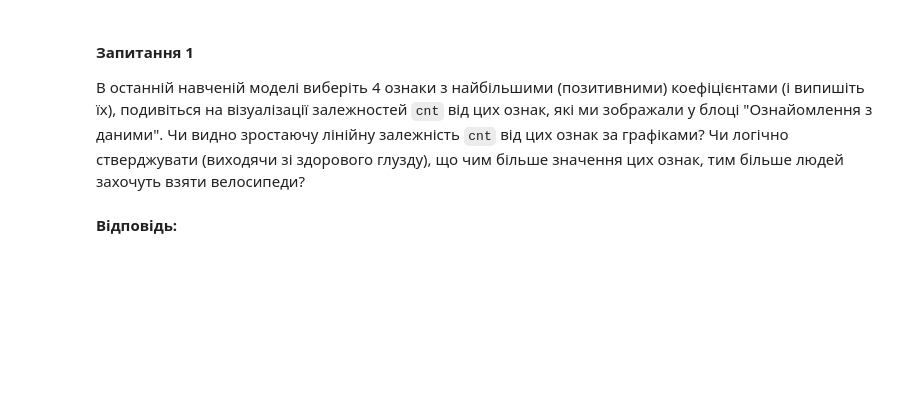
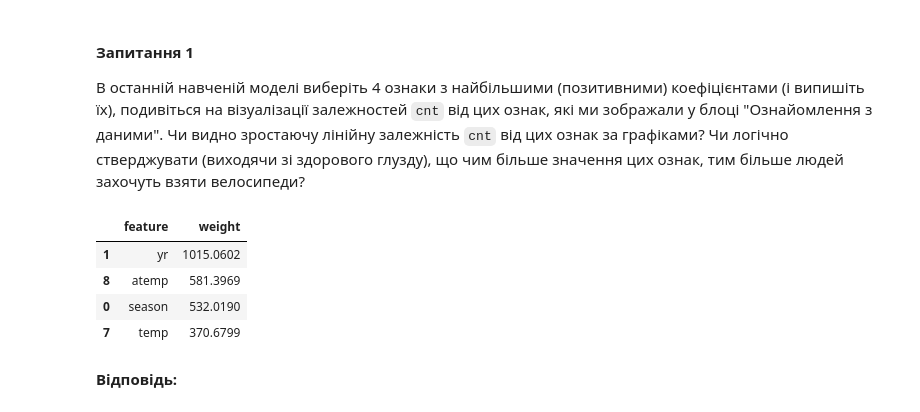
Before and after one commit to SoniaDudiy/Data-Science-GoIT-, a Jupyter notebook: Hw4.ipynb, the cells around one changed output. Saved outputs shown, nothing was run; the diff lists cells and outputs as text; code cells hidden in the pictures; blank space fills up the shorter version.

```diff
--- a/Hw4.ipynb
+++ b/Hw4.ipynb
@@ -415,6 +415,18 @@ for i, ax in enumerate(axs):
 #### Запитання 1
 
 В останній навченій моделі виберіть 4 ознаки з найбільшими (позитивними) коефіцієнтами (і випишіть їх), подивіться на візуалізації залежностей `cnt` від цих ознак, які ми зображали у блоці "Ознайомлення з даними". Чи видно зростаючу лінійну залежність `cnt` від цих ознак за графіками? Чи логічно стверджувати (виходячи зі здорового глузду), що чим більше значення цих ознак, тим більше людей захочуть взяти велосипеди?
+# %%
+coefs=pd.DataFrame({
+    'feature':df.columns[0:-1],
+    'weight': regressor.coef_
+})
+coefs.sort_values(by=['weight'], ascending=False).head(4)
+# %% [output]
+|  | feature | weight |
+| 1 | yr | 1015.0602 |
+| 8 | atemp | 581.3969 |
+| 0 | season | 532.0190 |
+| 7 | temp | 370.6799 |
 # %% [markdown]
 __Відповідь:__
 # %% [markdown]
```
Also changed, not shown: parts of 5 cells of this notebook.
